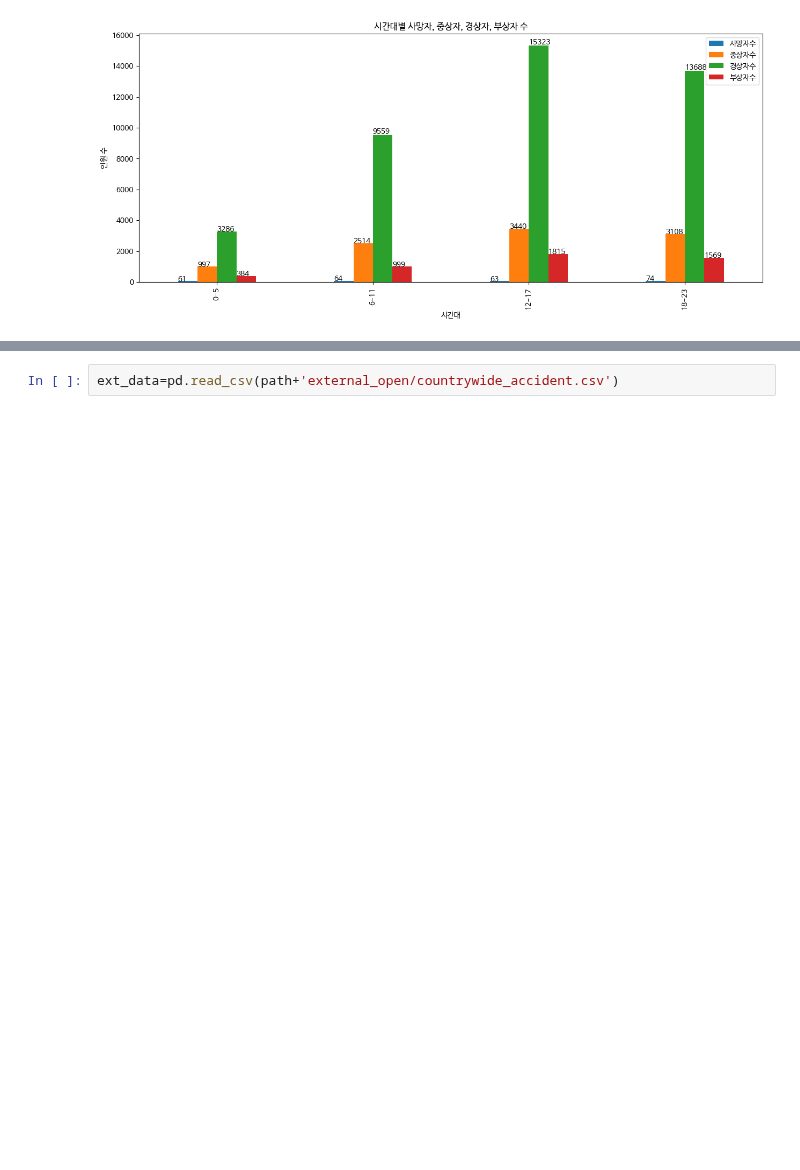
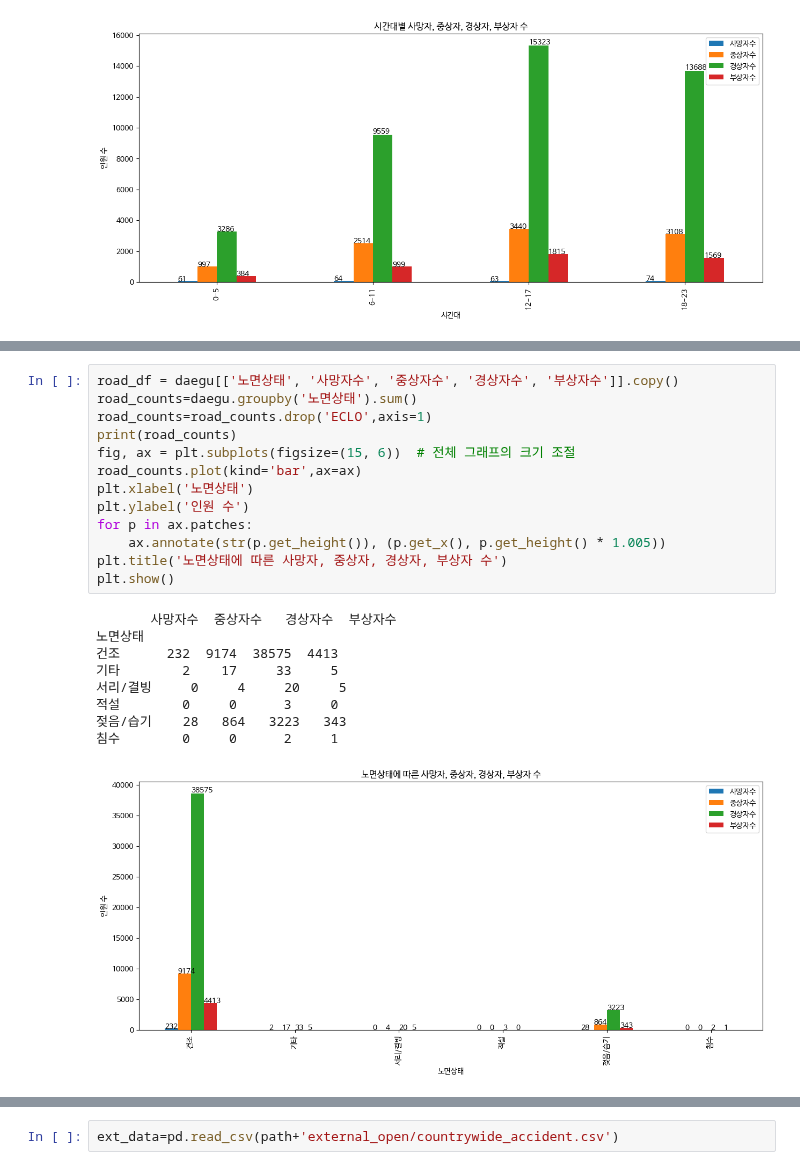
Before and after one commit to zooodung/TA-Prediction, a Jupyter notebook: Model_Train1.ipynb, the cells around one changed output, grey strips where cells are left out. Drawn from its saved outputs; the diff is of its cells as text; blank space fills up the shorter version.

```diff
--- a/Model_Train1.ipynb
+++ b/Model_Train1.ipynb
@@ -183,0 +192,23 @@ plt.show()
+# %%
+road_df = daegu[['노면상태', '사망자수', '중상자수', '경상자수', '부상자수']].copy()
+road_counts=daegu.groupby('노면상태').sum()
+road_counts=road_counts.drop('ECLO',axis=1)
+print(road_counts)
+fig, ax = plt.subplots(figsize=(15, 6))  # 전체 그래프의 크기 조절
+road_counts.plot(kind='bar',ax=ax)
+plt.xlabel('노면상태')
+plt.ylabel('인원 수')
+for p in ax.patches:
+    ax.annotate(str(p.get_height()), (p.get_x(), p.get_height() * 1.005))
+plt.title('노면상태에 따른 사망자, 중상자, 경상자, 부상자 수')
+plt.show()
+# %% [output]
+       사망자수  중상자수   경상자수  부상자수
+노면상태
+건조      232  9174  38575  4413
+기타        2    17     33     5
+서리/결빙     0     4     20     5
+적설        0     0      3     0
+젖음/습기    28   864   3223   343
+침수        0     0      2     1
+[figure, added]
```
Also changed, not shown: parts of 6 cells of this notebook.
